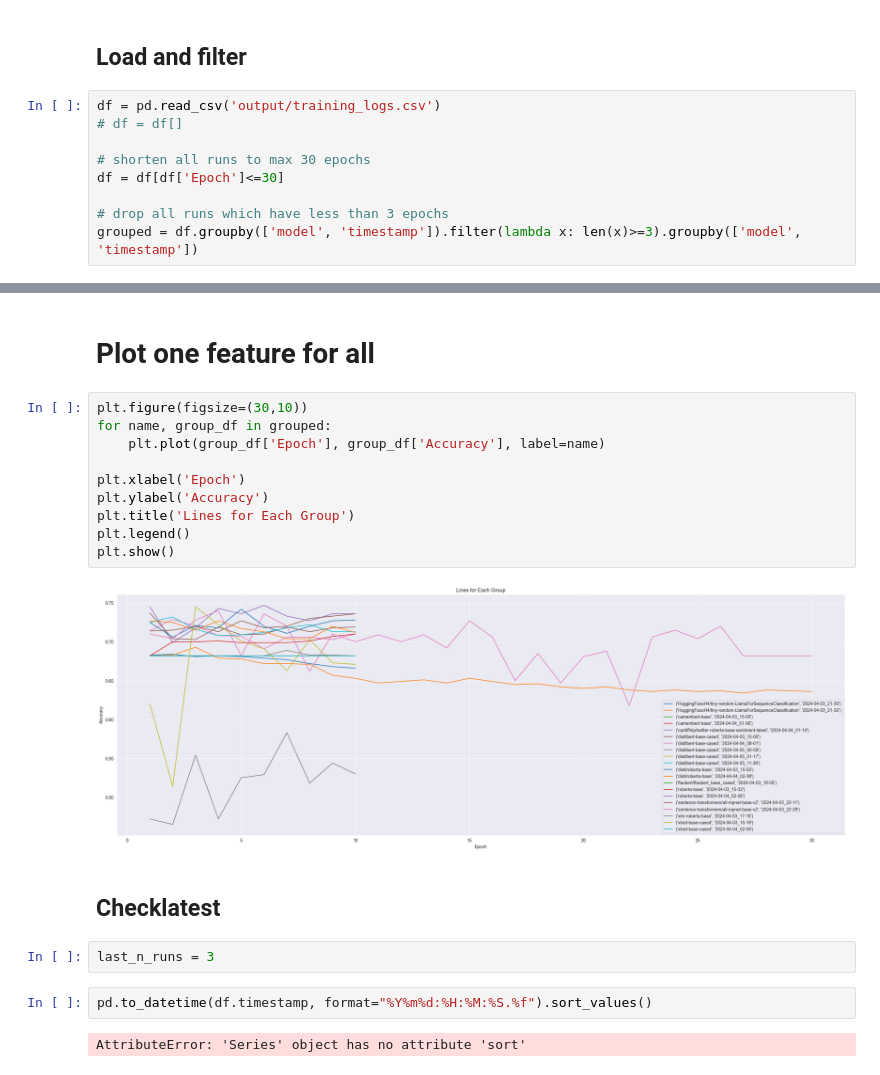
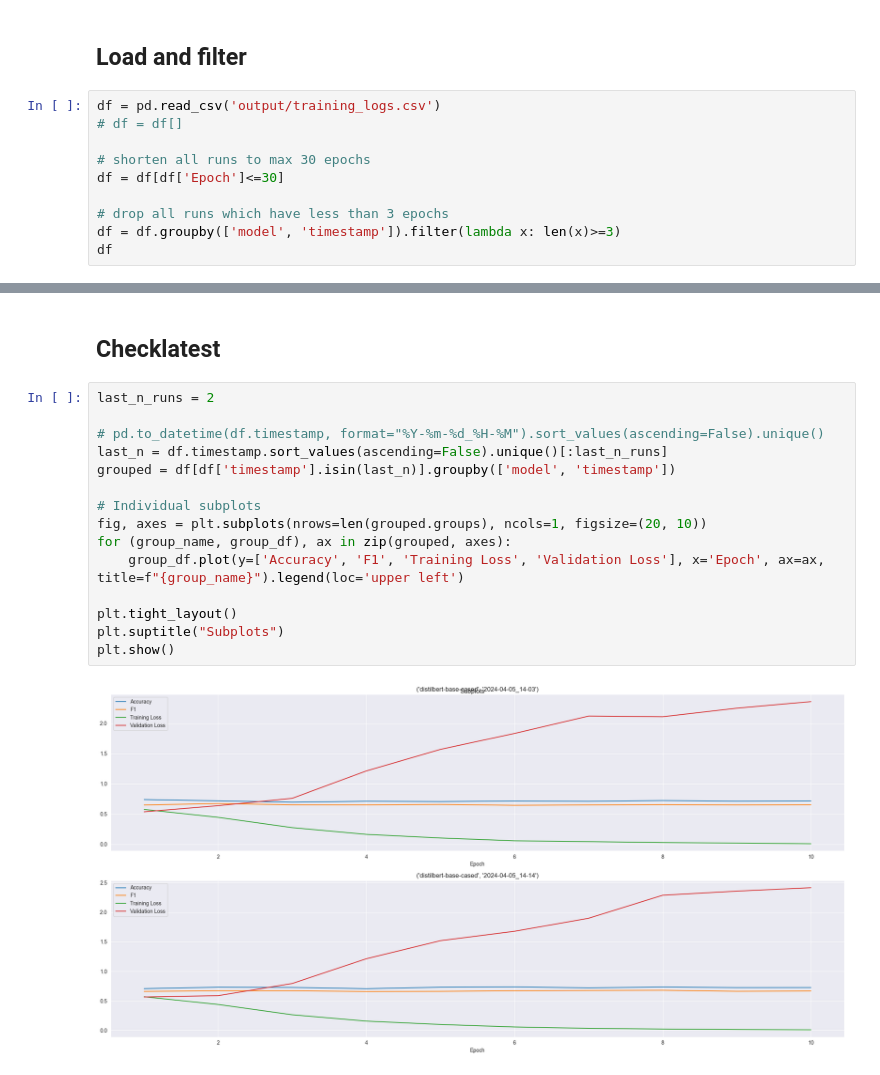
Before and after one commit to japarty/looptune, a Jupyter notebook: Plot from logs.ipynb, the cells around one changed output, grey strips where cells are left out. Saved outputs shown, nothing was run; the diff lists cells and outputs as text.

Commit message:
Updated 'Plot from logs' notebook

```diff
--- a/Plot from logs.ipynb
+++ b/Plot from logs.ipynb
@@ -11,4 +11,5 @@ df = pd.read_csv('output/training_logs.csv')
 df = df[df['Epoch']<=30]
 
 # drop all runs which have less than 3 epochs
-grouped = df.groupby(['model', 'timestamp']).filter(lambda x: len(x)>=3).groupby(['model', 'timestamp'])
+df = df.groupby(['model', 'timestamp']).filter(lambda x: len(x)>=3)
+df
@@ -15,22 +30,19 @@ grouped = df.groupby(['model', 'timestamp']).filter(lambda x: len(x)>=3).groupby
-# %% [markdown]
-# Plot one feature for all
-# %%
-plt.figure(figsize=(30,10))
-for name, group_df in grouped:
-    plt.plot(group_df['Epoch'], group_df['Accuracy'], label=name)
-
-plt.xlabel('Epoch')
-plt.ylabel('Accuracy')
-plt.title('Lines for Each Group')
-plt.legend()
-plt.show()
-# %% [output]
-[figure, old version]
 # %% [markdown]
 ## Checklatest
 # %%
-last_n_runs = 3
+last_n_runs = 2
+
+# pd.to_datetime(df.timestamp, format="%Y-%m-%d_%H-%M").sort_values(ascending=False).unique()
+last_n = df.timestamp.sort_values(ascending=False).unique()[:last_n_runs]
+grouped = df[df['timestamp'].isin(last_n)].groupby(['model', 'timestamp'])
+
+# Individual subplots
+fig, axes = plt.subplots(nrows=len(grouped.groups), ncols=1, figsize=(20, 10))
+for (group_name, group_df), ax in zip(grouped, axes):
+    group_df.plot(y=['Accuracy', 'F1', 'Training Loss', 'Validation Loss'], x='Epoch', ax=ax, title=f"{group_name}").legend(loc='upper left')
+
+plt.tight_layout()
+plt.suptitle("Subplots")
+plt.show()
+# %% [output]
+[figure, added]
-# %%
-pd.to_datetime(df.timestamp, format="%Y%m%d:%H:%M:%S.%f").sort_values()
-# %% [output]
-AttributeError: 'Series' object has no attribute 'sort'
```
Also changed, not shown: parts of 5 cells of this notebook.
